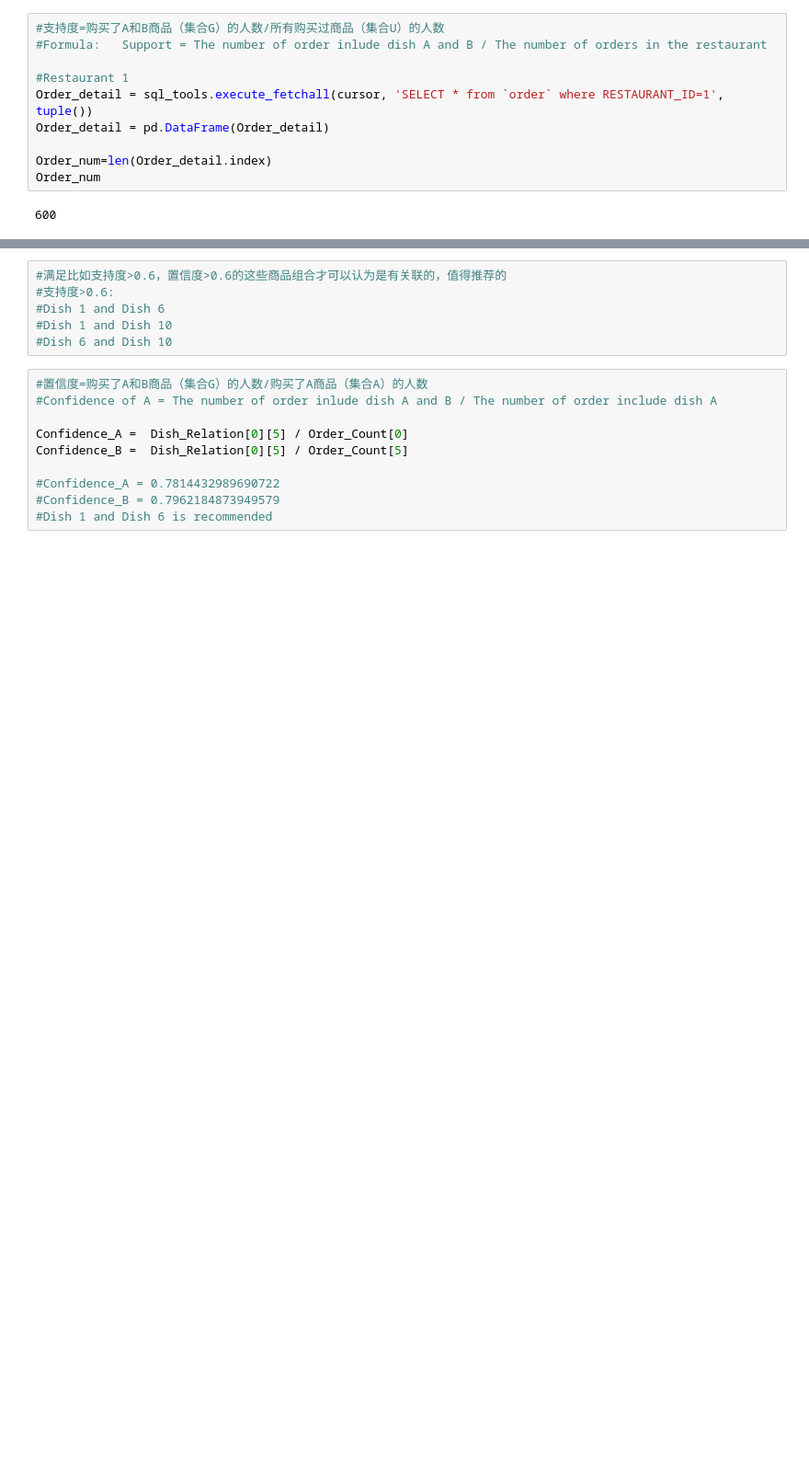
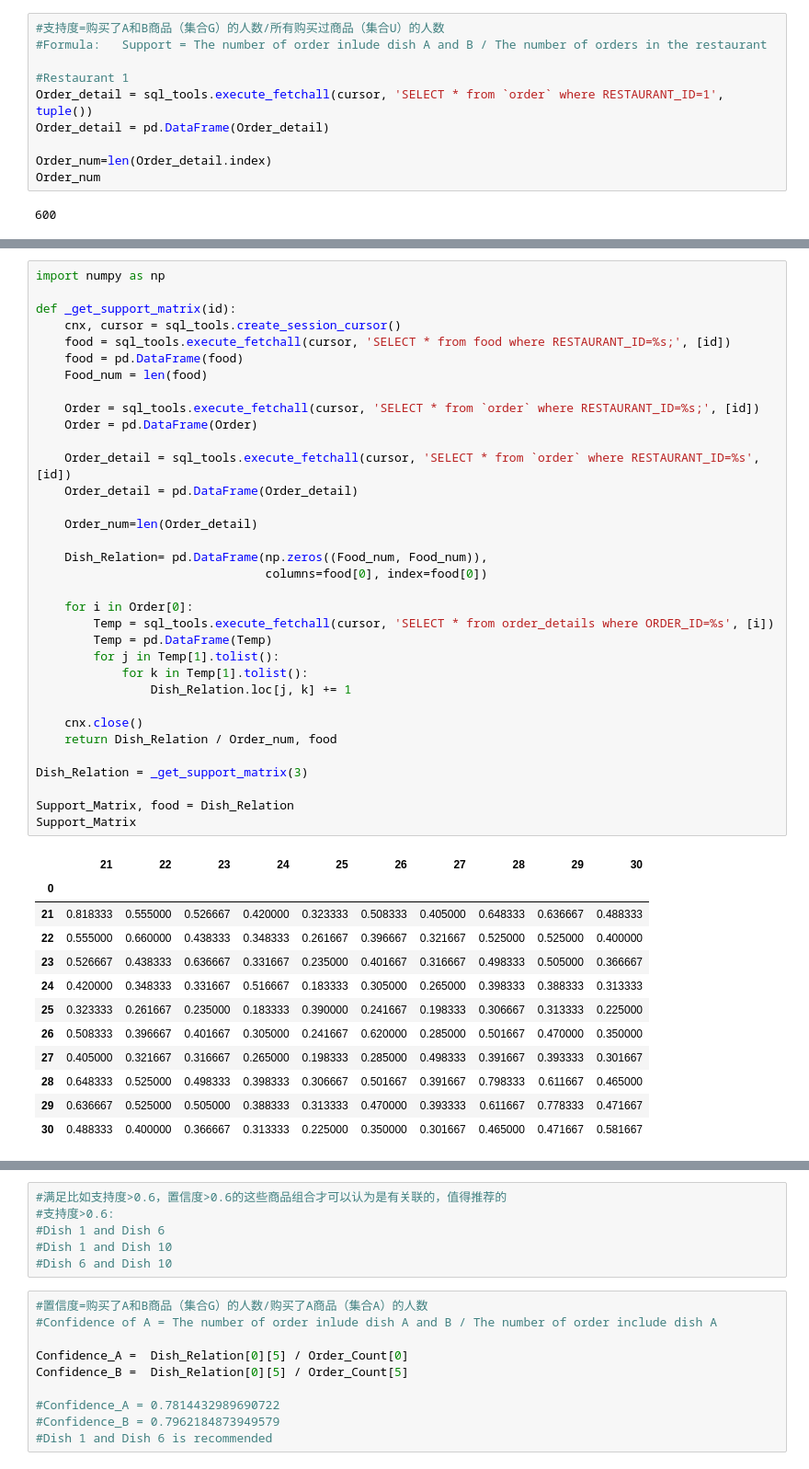
Before and after one commit to hey-money/CSC3170-RIIMS, a Jupyter notebook: analysis/sample_use.ipynb, the cells around one changed output, grey strips where cells are left out. Shown at 92% size. Saved outputs shown, nothing was run; the diff lists cells and outputs as text; blank space fills up the shorter version.

```diff
--- a/analysis/sample_use.ipynb
+++ b/analysis/sample_use.ipynb
@@ -73,0 +45,47 @@ array([[0.80833333, 0.47333333, 0.37      , 0.25833333, 0.48666667,
+# %%
+import numpy as np
+
+def _get_support_matrix(id):
+    cnx, cursor = sql_tools.create_session_cursor()
+    food = sql_tools.execute_fetchall(cursor, 'SELECT * from food where RESTAURANT_ID=%s;', [id])
+    food = pd.DataFrame(food)
+    Food_num = len(food)
+
+    Order = sql_tools.execute_fetchall(cursor, 'SELECT * from `order` where RESTAURANT_ID=%s;', [id])
+    Order = pd.DataFrame(Order)
+
+    Order_detail = sql_tools.execute_fetchall(cursor, 'SELECT * from `order` where RESTAURANT_ID=%s', [id])
+    Order_detail = pd.DataFrame(Order_detail)
+
+    Order_num=len(Order_detail)
+
+    Dish_Relation= pd.DataFrame(np.zeros((Food_num, Food_num)),
+                                columns=food[0], index=food[0])
+
+    for i in Order[0]:
+        Temp = sql_tools.execute_fetchall(cursor, 'SELECT * from order_details where ORDER_ID=%s', [i])
+        Temp = pd.DataFrame(Temp)
+        for j in Temp[1].tolist():
+            for k in Temp[1].tolist():
+                Dish_Relation.loc[j, k] += 1
+
+    cnx.close()
+    return Dish_Relation / Order_num, food
+
+Dish_Relation = _get_support_matrix(3)
+
+Support_Matrix, food = Dish_Relation
+Support_Matrix
+# %% [output]
+|  | 21 | 22 | 23 | 24 | 25 | 26 | 27 | 28 | 29 | 30 |
+| 0 |  |  |  |  |  |  |  |  |  |  |
+| 21 | 0.818333 | 0.555000 | 0.526667 | 0.420000 | 0.323333 | 0.508333 | 0.405000 | 0.648333 | 0.636667 | 0.488333 |
+| 22 | 0.555000 | 0.660000 | 0.438333 | 0.348333 | 0.261667 | 0.396667 | 0.321667 | 0.525000 | 0.525000 | 0.400000 |
+| 23 | 0.526667 | 0.438333 | 0.636667 | 0.331667 | 0.235000 | 0.401667 | 0.316667 | 0.498333 | 0.505000 | 0.366667 |
+| 24 | 0.420000 | 0.348333 | 0.331667 | 0.516667 | 0.183333 | 0.305000 | 0.265000 | 0.398333 | 0.388333 | 0.313333 |
+| 25 | 0.323333 | 0.261667 | 0.235000 | 0.183333 | 0.390000 | 0.241667 | 0.198333 | 0.306667 | 0.313333 | 0.225000 |
+| 26 | 0.508333 | 0.396667 | 0.401667 | 0.305000 | 0.241667 | 0.620000 | 0.285000 | 0.501667 | 0.470000 | 0.350000 |
+| 27 | 0.405000 | 0.321667 | 0.316667 | 0.265000 | 0.198333 | 0.285000 | 0.498333 | 0.391667 | 0.393333 | 0.301667 |
+| 28 | 0.648333 | 0.525000 | 0.498333 | 0.398333 | 0.306667 | 0.501667 | 0.391667 | 0.798333 | 0.611667 | 0.465000 |
+| 29 | 0.636667 | 0.525000 | 0.505000 | 0.388333 | 0.313333 | 0.470000 | 0.393333 | 0.611667 | 0.778333 | 0.471667 |
+| 30 | 0.488333 | 0.400000 | 0.366667 | 0.313333 | 0.225000 | 0.350000 | 0.301667 | 0.465000 | 0.471667 | 0.581667 |
```
Also changed, not shown: parts of 7 cells of this notebook, 3 other files.
